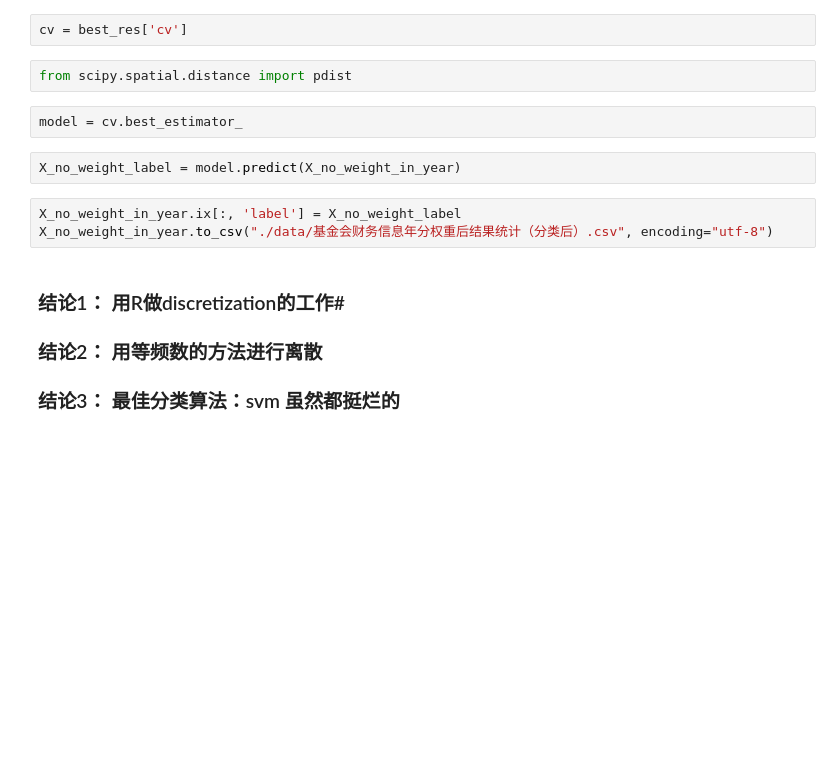
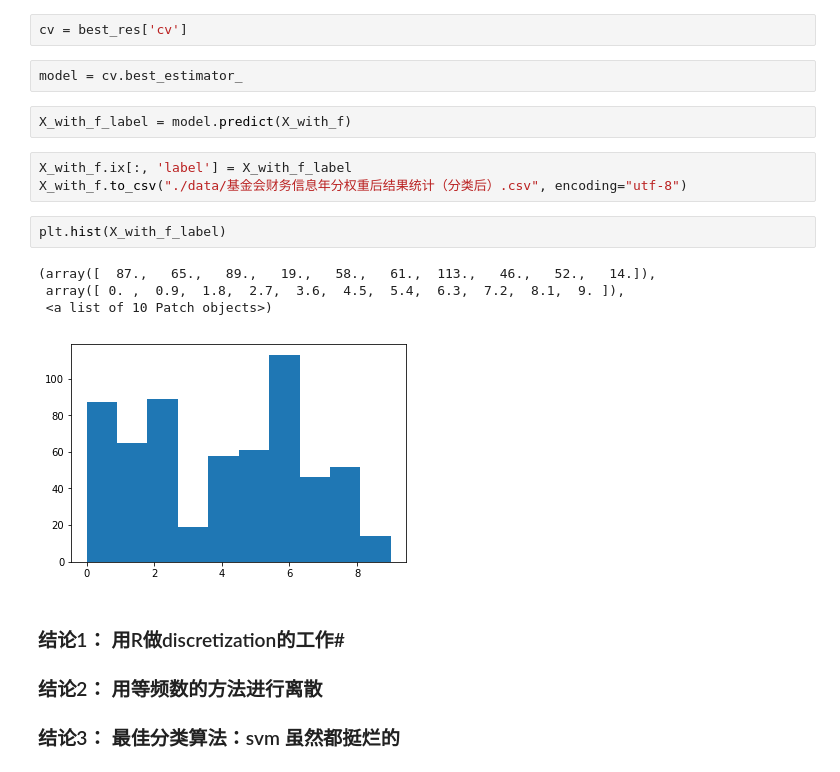
Before and after one commit to lq-yang/Songbird, a Jupyter notebook: chen_recsys.ipynb, the cells around one changed output. Drawn from its saved outputs; the diff is of its cells as text; blank space fills up the shorter version.

```diff
--- a/chen_recsys.ipynb
+++ b/chen_recsys.ipynb
@@ -446,15 +481,20 @@ best params *** reduce_dim__n_components *** value is: 2
 ### 结论1： 得到距离矩阵
 # %%
 cv = best_res['cv']
-# %%
-from scipy.spatial.distance import pdist
 # %%
 model = cv.best_estimator_
 # %%
-X_no_weight_label = model.predict(X_no_weight_in_year)
+X_with_f_label = model.predict(X_with_f)
 # %%
-X_no_weight_in_year.ix[:, 'label'] = X_no_weight_label
-X_no_weight_in_year.to_csv("./data/基金会财务信息年分权重后结果统计（分类后）.csv", encoding="utf-8")
+X_with_f.ix[:, 'label'] = X_with_f_label
+X_with_f.to_csv("./data/基金会财务信息年分权重后结果统计（分类后）.csv", encoding="utf-8")
+# %%
+plt.hist(X_with_f_label)
+# %% [output]
+(array([  87.,   65.,   89.,   19.,   58.,   61.,  113.,   46.,   52.,   14.]),
+ array([ 0. ,  0.9,  1.8,  2.7,  3.6,  4.5,  5.4,  6.3,  7.2,  8.1,  9. ]),
+ <a list of 10 Patch objects>)
+[figure, added]
 # %% [markdown]
 ### 结论1： 用R做discretization的工作#
 ### 结论2： 用等频数的方法进行离散
```
Also changed, not shown: parts of 37 cells of this notebook, 15 other files.
